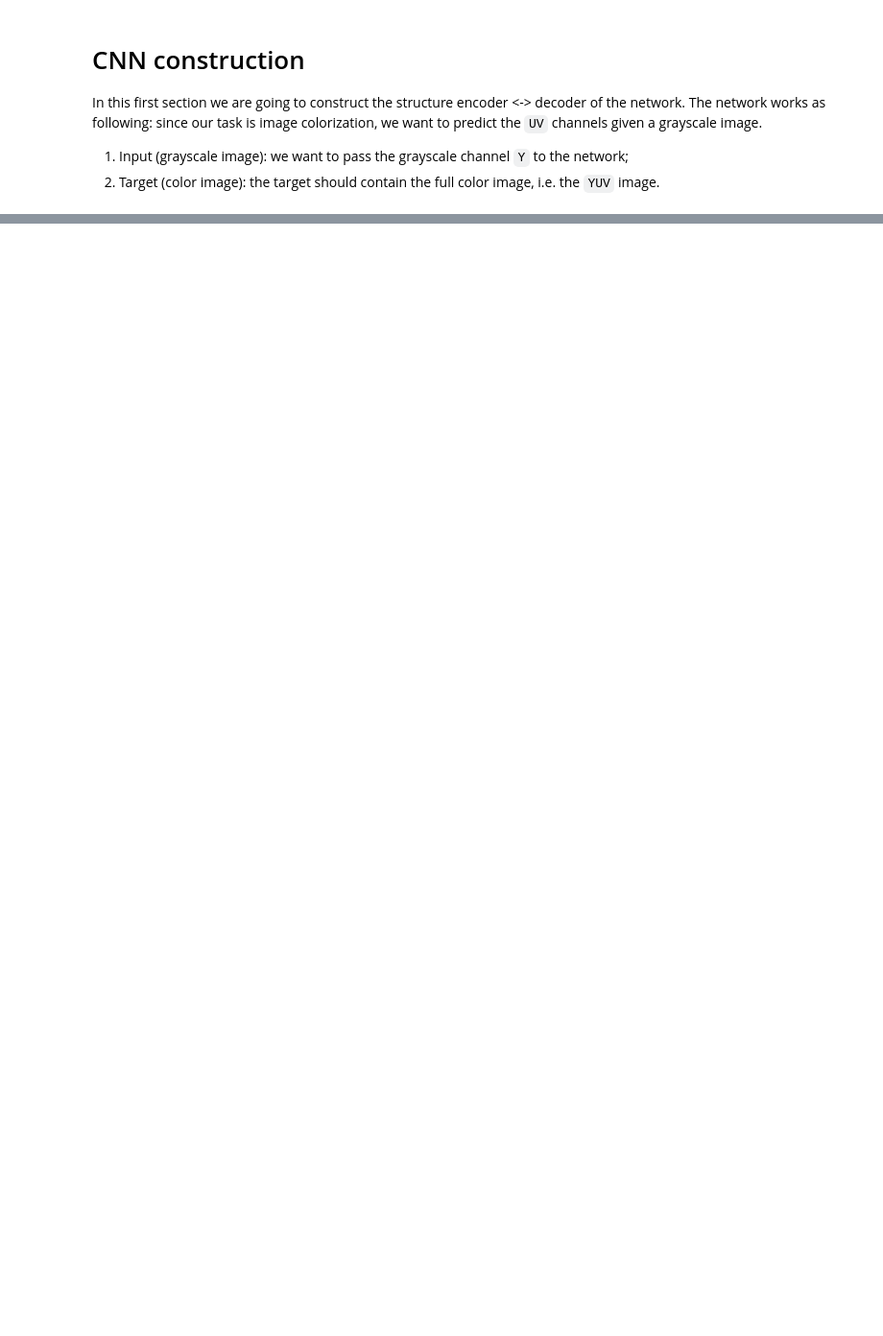
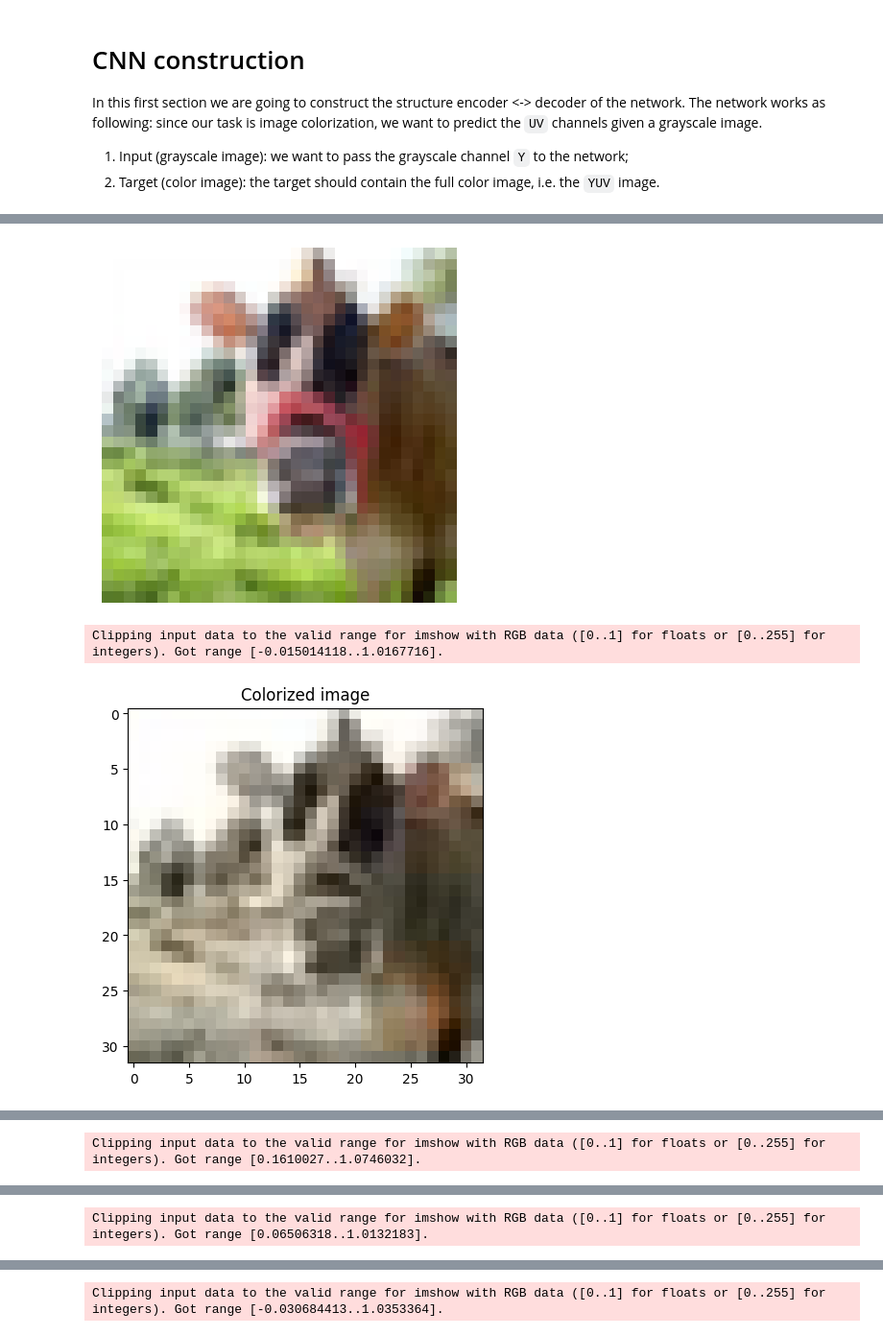
Before and after one commit to mihribanyvs/Colorization, a Jupyter notebook: first_file.ipynb, the cells around one changed output, grey strips where cells are left out. Shown at 96% size. Drawn from its saved outputs; the diff is of its cells as text; code cells hidden in the pictures; blank space fills up the shorter version.

```diff
--- a/first_file.ipynb
+++ b/first_file.ipynb
@@ -217,14 +222,11 @@ images_data = train_set[b'data']  # Supponiamo che le immagini siano in un array
 
 # Create dataset
 dataset = CustomDataset(filenames=filenames, images_data=images_data, transform=transform)
-train_loader = DataLoader(dataset, batch_size=32, shuffle=True)
+train_loader = DataLoader(dataset, batch_size=32, shuffle=False)
 
 
 # Example of loading data
 for img_y, img_uv, filename in train_loader:
     print(img_y.shape, img_uv.shape, filename)
     break  # Just checking the first batch
-
-
-# Provare a visualizzare il risultato, provare a inserire nella rete neurale
 # %% [output]
@@ -421,0 +467,57 @@ NameError: name 'self' is not defined
+# %%
+# maybe some skip connection can improve the performances
+
+dataset = YUVImageDataset(filenames = filenames, images_data = images_data, transform = transform )
+
+org_dataset = CustomDataset(filenames=filenames, images_data=images_data, transform=transform)
+org_train = train_loader = DataLoader(org_dataset, batch_size=32, shuffle = False)
+
+def colorize_image(model, y_channel):
+    model.eval()
+
+    # Ensure y_channel is in the correct format: [batch, 1, H, W]
+    y_channel = y_channel.clone().detach().to(torch.float32).to(device)
+    if y_channel.dim() == 3:
+        y_channel = y_channel.unsqueeze(0)  # Add batch dim only if needed
+
+    with torch.no_grad():
+        uv_pred = model(y_channel).cpu().squeeze(0)  # Remove batch dim
+
+    return uv_pred.numpy()
+
+
+# Let's try to visualize some outputs of the networks
+n_out = 5
+for batch in org_train:
+    for i in range(n_out):
+# Load a grayscale Y channel image and predict colorization
+        y_input = dataset[i][0].unsqueeze(0)  # Example input (1, H, W)
+
+        uv_output = colorize_image(model, y_input) # Given the Y input, the algorithm should be able of predicting the UV colors
+
+# Convert back to RGB
+        yuv_image = np.concatenate([y_input.numpy().squeeze(0), uv_output], axis=0)
+
+        yuv_image = np.transpose(yuv_image, (1, 2, 0))  # Convert to (H, W, 3) to use cv2
+        rgb_image = cv2.cvtColor(yuv_image, cv2.COLOR_YUV2RGB)
+        rgb_org = dataset[i]
+    #print(batch)
+        image_tensor, _, _ = batch  # Estrai dati dal batch
+
+    #print(image_tensor.shape)
+
+
+        image_rgb = image_tensor[i, :, :, :]  # Prima immagine del batch (RGB)
+
+        imshow(image_rgb)
+        plt.title('Original image')
+
+
+        plt.imshow(rgb_image)
+        plt.title("Colorized image")
+        plt.show()
+    break
+# %% [output]
+[figure, added]
+Clipping input data to the valid range for imshow with RGB data ([0..1] for floats or [0..255] for integers). Got range [-0.015014118..1.0167716].
+[figure, added]
@@ -421,0 +525 @@ NameError: name 'self' is not defined
+Clipping input data to the valid range for imshow with RGB data ([0..1] for floats or [0..255] for integers). Got range [0.1610027..1.0746032].
@@ -421,0 +528 @@ NameError: name 'self' is not defined
+Clipping input data to the valid range for imshow with RGB data ([0..1] for floats or [0..255] for integers). Got range [0.06506318..1.0132183].
@@ -421,0 +531 @@ NameError: name 'self' is not defined
+Clipping input data to the valid range for imshow with RGB data ([0..1] for floats or [0..255] for integers). Got range [-0.030684413..1.0353364].
```
Also changed, not shown: parts of 19 cells of this notebook.
